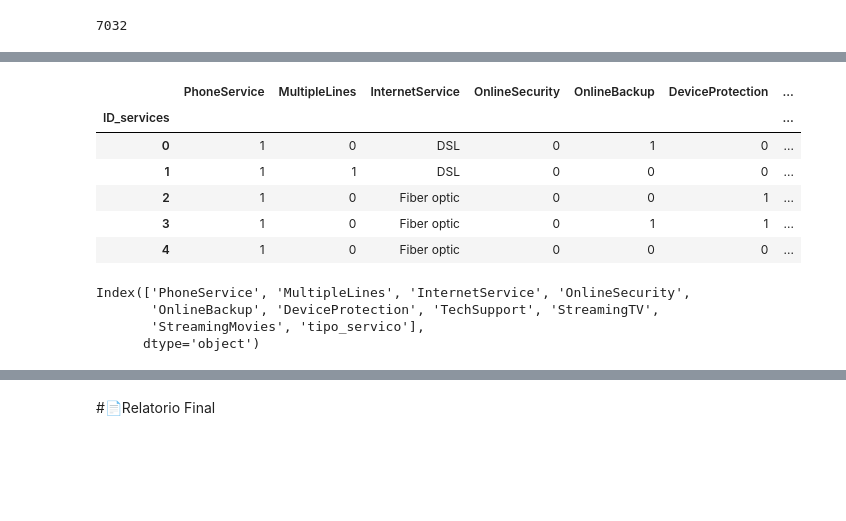
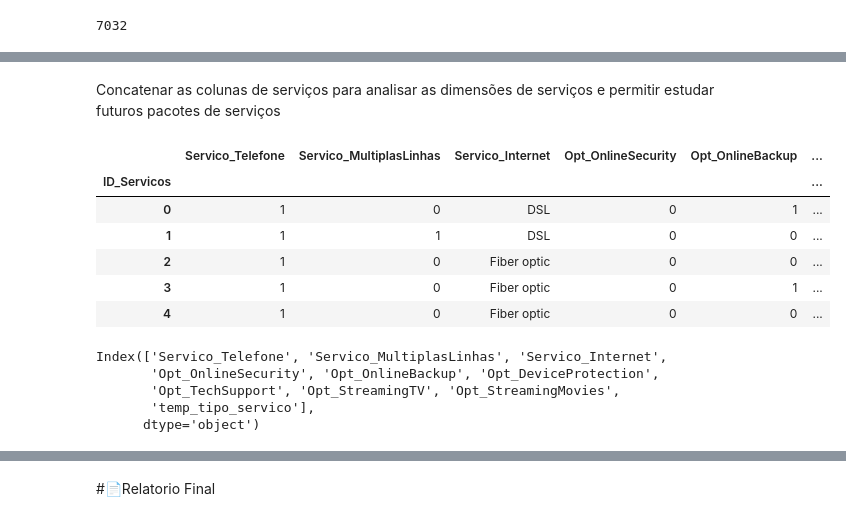
Before and after one commit to mauricioaalmeida/ONE-TelecomX, a Jupyter notebook: TelecomX_BR.ipynb, the cells around one changed output, grey strips where cells are left out. Saved outputs shown, nothing was run; the diff lists cells and outputs as text; code cells hidden in the pictures; blank space fills up the shorter version.

Commit message:
Analise Ouro Iniciada

```diff
--- a/TelecomX_BR.ipynb
+++ b/TelecomX_BR.ipynb
@@ -394,22 +506,30 @@ colunas_servicos = ['PhoneService', 'MultipleLines',
+# %% [markdown]
+Concatenar as colunas de serviços para analisar as dimensões de serviços e permitir estudar futuros pacotes de serviços
+# %%
+colunas_servicos = ['Servico_Telefone', 'Servico_MultiplasLinhas', 'Servico_Internet', 'Opt_OnlineSecurity',
+                      'Opt_OnlineBackup', 'Opt_DeviceProtection', 'Opt_TechSupport', 'Opt_StreamingTV', 'Opt_StreamingMovies']
+#df_ouro['temp_tipo_servico'] = df_ouro[colunas_servicos].apply(lambda x: '-'.join(x.dropna().astype(str)), axis=1)
+#df_ouro['temp_tipo_servico'].value_counts()
 # %%
 df_combinacoes = df_ouro[colunas_servicos].drop_duplicates().reset_index(drop=True)
-df_combinacoes['tipo_servico'] = df_combinacoes.apply(lambda x: '-'.join(x.dropna().astype(str)), axis=1)
-df_combinacoes['ID_services'] = df_combinacoes.index
-df_combinacoes.set_index('ID_services', inplace=True)
+df_combinacoes['temp_tipo_servico'] = df_combinacoes.apply(lambda x: '-'.join(x.dropna().astype(str)), axis=1)
+df_combinacoes['ID_Servicos'] = df_combinacoes.index
+df_combinacoes.set_index('ID_Servicos', inplace=True)
 df_combinacoes.head()
 # %% [output]
-|  | PhoneService | MultipleLines | InternetService | OnlineSecurity | OnlineBackup | DeviceProtection | ... |
-| ID_services |  |  |  |  |  |  | ... |
-| 0 | 1 | 0 | DSL | 0 | 1 | 0 | ... |
-| 1 | 1 | 1 | DSL | 0 | 0 | 0 | ... |
-| 2 | 1 | 0 | Fiber optic | 0 | 0 | 1 | ... |
-| 3 | 1 | 0 | Fiber optic | 0 | 1 | 1 | ... |
-| 4 | 1 | 0 | Fiber optic | 0 | 0 | 0 | ... |
+|  | Servico_Telefone | Servico_MultiplasLinhas | Servico_Internet | Opt_OnlineSecurity | Opt_OnlineBackup | ... |
+| ID_Servicos |  |  |  |  |  | ... |
+| 0 | 1 | 0 | DSL | 0 | 1 | ... |
+| 1 | 1 | 1 | DSL | 0 | 0 | ... |
+| 2 | 1 | 0 | Fiber optic | 0 | 0 | ... |
+| 3 | 1 | 0 | Fiber optic | 0 | 1 | ... |
+| 4 | 1 | 0 | Fiber optic | 0 | 0 | ... |
 # %%
 print(df_combinacoes.columns)
 # %% [output]
-Index(['PhoneService', 'MultipleLines', 'InternetService', 'OnlineSecurity',
-       'OnlineBackup', 'DeviceProtection', 'TechSupport', 'StreamingTV',
-       'StreamingMovies', 'tipo_servico'],
+Index(['Servico_Telefone', 'Servico_MultiplasLinhas', 'Servico_Internet',
+       'Opt_OnlineSecurity', 'Opt_OnlineBackup', 'Opt_DeviceProtection',
+       'Opt_TechSupport', 'Opt_StreamingTV', 'Opt_StreamingMovies',
+       'temp_tipo_servico'],
       dtype='object')
 # %%
```
Also changed, not shown: parts of 44 cells of this notebook.
